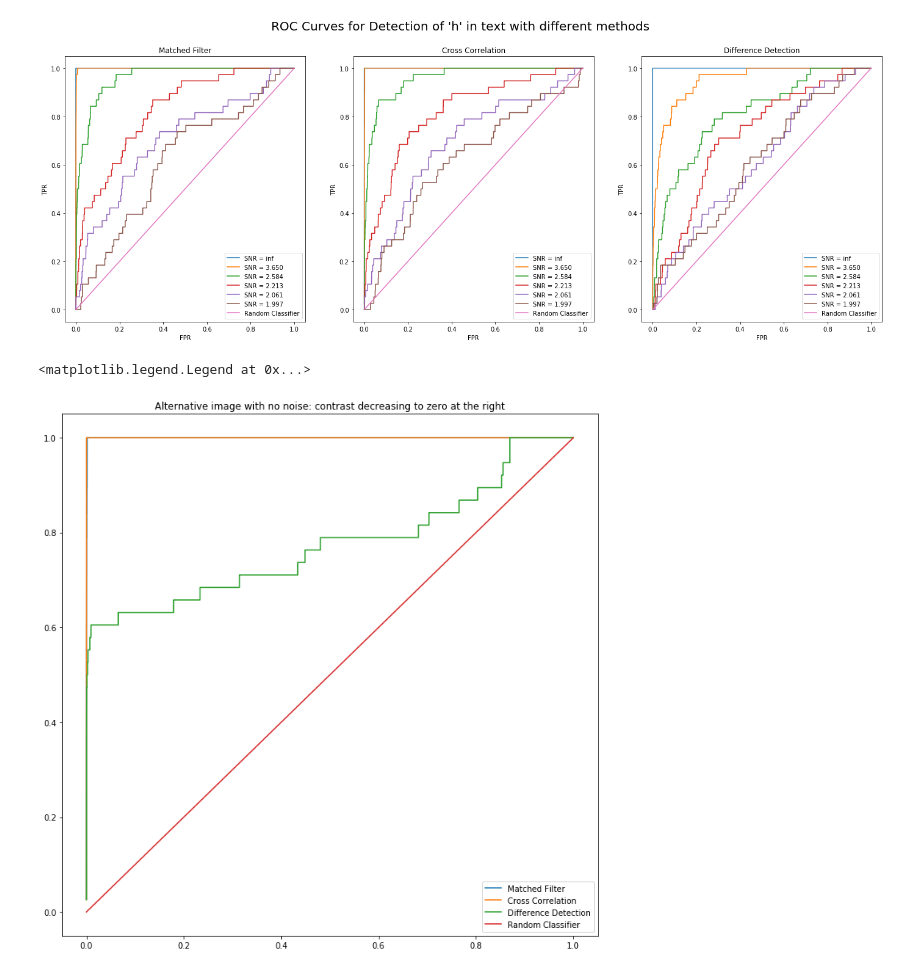
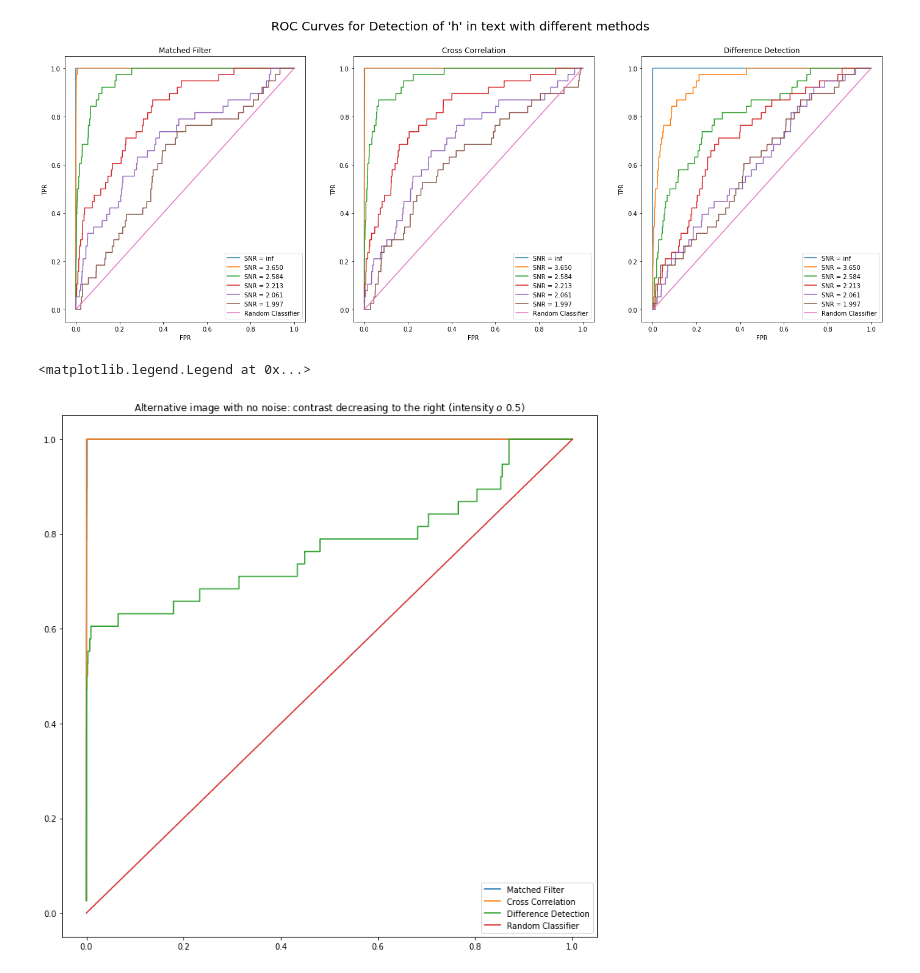
Before and after one commit to cnapun/EECS-531, a Jupyter notebook: A1/ROC.ipynb, the cells around one changed output. Drawn from its saved outputs; the diff is of its cells as text; code cells hidden in the pictures.

```diff
--- a/A1/ROC.ipynb
+++ b/A1/ROC.ipynb
@@ -79,15 +86,15 @@ for i in range(3):
 # %%
 fig, ax = plt.subplots(figsize=(12,12))
 fs = [matched_filter, cross_correlation, difference_detection]
 names = ['Matched Filter', 'Cross Correlation', 'Difference Detection']
 for i in range(3):
     np.random.seed(28984)
     fd = fs[i](im2, t)
     tpr, fpr = compute_roc(fd, gt)
     ax.plot(fpr, tpr, label=names[i])
 ax.plot([0,1],[0,1], label='Random Classifier')
-ax.set_title('Alternative image with no noise: contrast decreasing to zero at the right')
+ax.set_title('Alternative image with no noise: contrast decreasing to the right (intensity $\to$ 0.5)')
 ax.legend(loc='best')
 # %% [output]
 <matplotlib.legend.Legend at 0x...>
-[figure, old version]
+[figure, new version]
```
Also changed, not shown: parts of 4 cells of this notebook, 6 other files.
